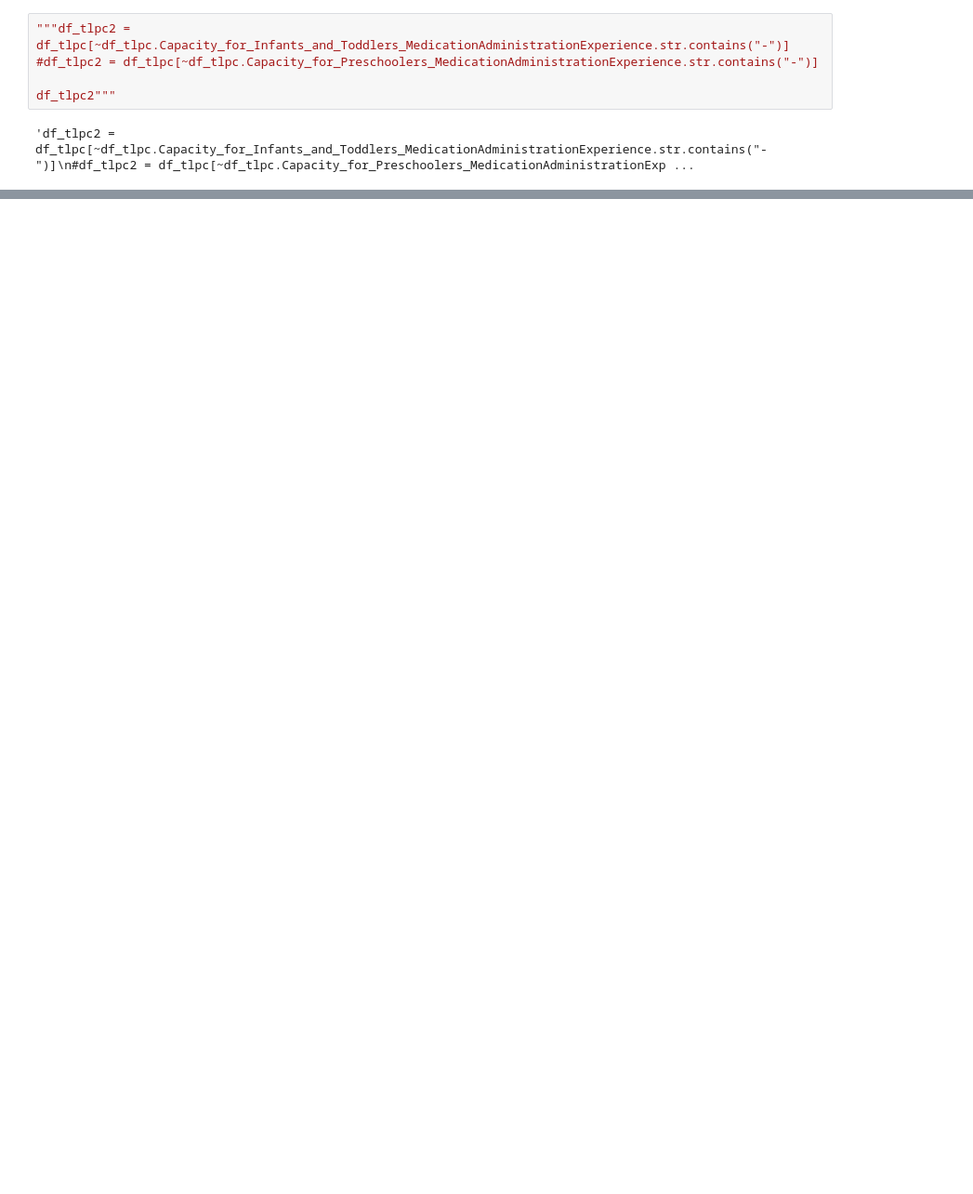
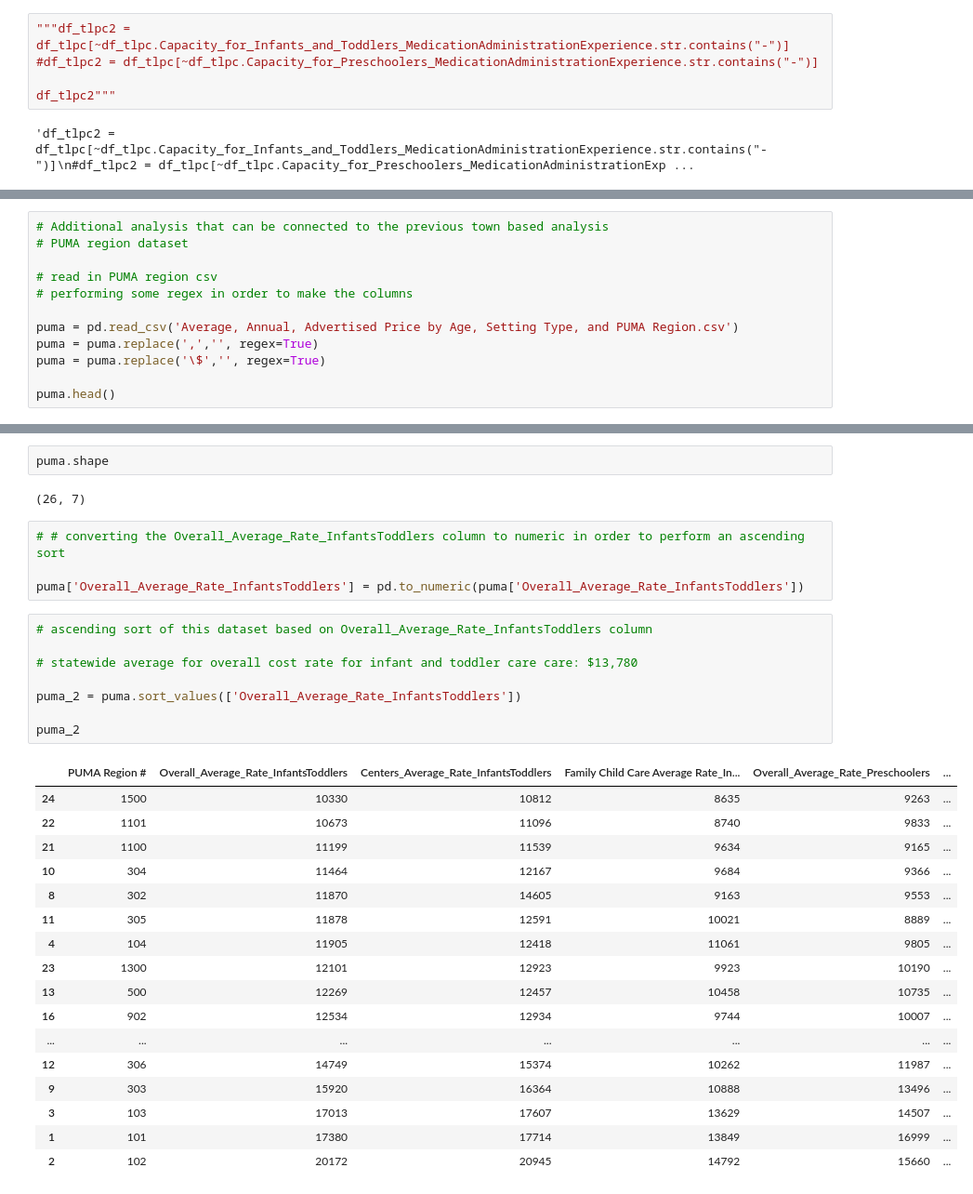
Before and after one commit to ctoec/data-visualization, a Jupyter notebook: notebook_and_data/Unmet Needs Report Visualizations.ipynb, the cells around one changed output, grey strips where cells are left out. Shown at 93% size. Cells and saved outputs as stored; diff of their text form; blank space fills up the shorter version.

Commit message:
Additions to unmet needs report analysis

```diff
--- a/notebook_and_data/Unmet Needs Report Visualizations.ipynb
+++ b/notebook_and_data/Unmet Needs Report Visualizations.ipynb
@@ -682,0 +774,12 @@ df_tlpc2
+# %%
+# Additional analysis that can be connected to the previous town based analysis
+# PUMA region dataset
+
+# read in PUMA region csv
+# performing some regex in order to make the columns
+
+puma = pd.read_csv('Average, Annual, Advertised Price by Age, Setting Type, and PUMA Region.csv')
+puma = puma.replace(',','', regex=True)
+puma = puma.replace('\$','', regex=True)
+
+puma.head()
@@ -682,0 +793,34 @@ df_tlpc2
+# %%
+puma.shape
+# %% [output]
+(26, 7)
+# %%
+# # converting the Overall_Average_Rate_InfantsToddlers column to numeric in order to perform an ascending sort
+
+puma['Overall_Average_Rate_InfantsToddlers'] = pd.to_numeric(puma['Overall_Average_Rate_InfantsToddlers'])
+# %%
+# ascending sort of this dataset based on Overall_Average_Rate_InfantsToddlers column
+
+# statewide average for overall cost rate for infant and toddler care care: $13,780
+
+puma_2 = puma.sort_values(['Overall_Average_Rate_InfantsToddlers'])
+
+puma_2
+# %% [output]
+|  | PUMA Region # | Overall_Average_Rate_InfantsToddlers | Centers_Average_Rate_InfantsToddlers | Family Child Care Average Rate_In... | Overall_Average_Rate_Preschoolers | ... |
+| 24 | 1500 | 10330 | 10812 | 8635 | 9263 | ... |
+| 22 | 1101 | 10673 | 11096 | 8740 | 9833 | ... |
+| 21 | 1100 | 11199 | 11539 | 9634 | 9165 | ... |
+| 10 | 304 | 11464 | 12167 | 9684 | 9366 | ... |
+| 8 | 302 | 11870 | 14605 | 9163 | 9553 | ... |
+| 11 | 305 | 11878 | 12591 | 10021 | 8889 | ... |
+| 4 | 104 | 11905 | 12418 | 11061 | 9805 | ... |
+| 23 | 1300 | 12101 | 12923 | 9923 | 10190 | ... |
+| 13 | 500 | 12269 | 12457 | 10458 | 10735 | ... |
+| 16 | 902 | 12534 | 12934 | 9744 | 10007 | ... |
+| ... | ... | ... | ... | ... | ... | ... |
+| 12 | 306 | 14749 | 15374 | 10262 | 11987 | ... |
+| 9 | 303 | 15920 | 16364 | 10888 | 13496 | ... |
+| 3 | 103 | 17013 | 17607 | 13629 | 14507 | ... |
+| 1 | 101 | 17380 | 17714 | 13849 | 16999 | ... |
+| 2 | 102 | 20172 | 20945 | 14792 | 15660 | ... |
```
Also changed, not shown: parts of 88 cells of this notebook.
